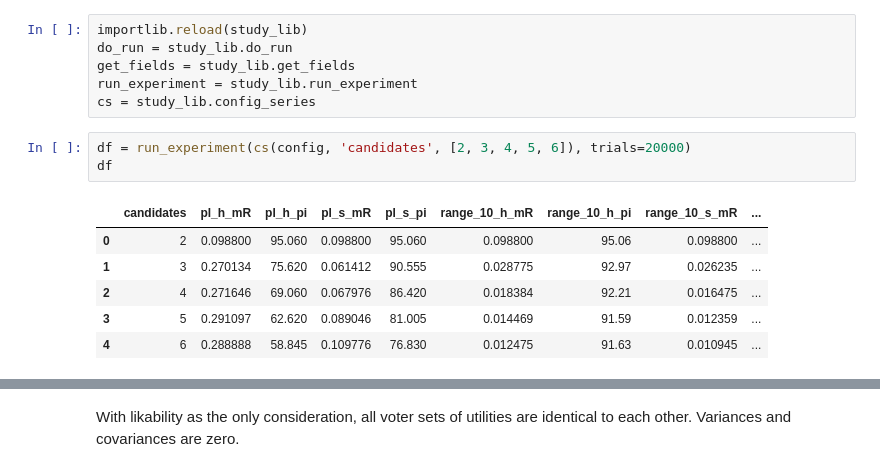
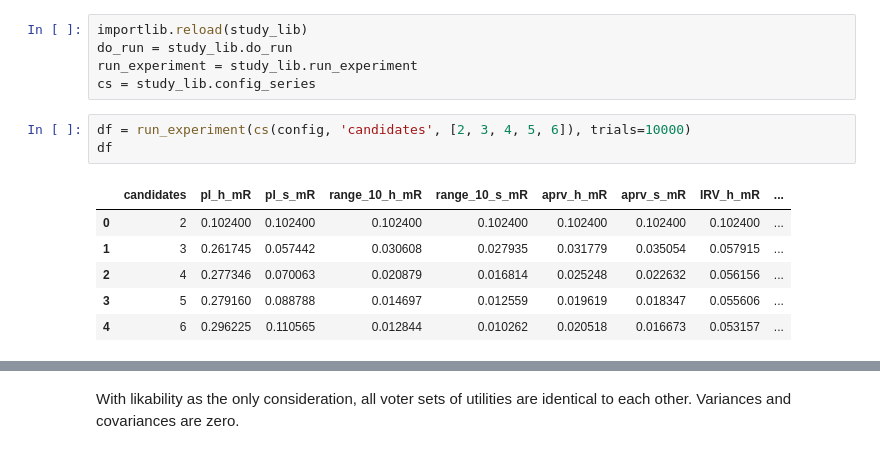
Before and after one commit to tcawlfield/vote-sim, a Jupyter notebook: results/consideration_effects.ipynb, the cells around one changed output, grey strips where cells are left out. Cells and saved outputs as stored; diff of their text form.

```diff
--- a/results/consideration_effects.ipynb
+++ b/results/consideration_effects.ipynb
@@ -60,19 +63,18 @@ config = yaml.safe_load(base_config_yaml)
 # %%
 importlib.reload(study_lib)
 do_run = study_lib.do_run
-get_fields = study_lib.get_fields
 run_experiment = study_lib.run_experiment
 cs = study_lib.config_series
 # %%
-df = run_experiment(cs(config, 'candidates', [2, 3, 4, 5, 6]), trials=20000)
+df = run_experiment(cs(config, 'candidates', [2, 3, 4, 5, 6]), trials=10000)
 df
 # %% [output]
-|  | candidates | pl_h_mR | pl_h_pi | pl_s_mR | pl_s_pi | range_10_h_mR | range_10_h_pi | range_10_s_mR | ... |
-| 0 | 2 | 0.098800 | 95.060 | 0.098800 | 95.060 | 0.098800 | 95.06 | 0.098800 | ... |
-| 1 | 3 | 0.270134 | 75.620 | 0.061412 | 90.555 | 0.028775 | 92.97 | 0.026235 | ... |
-| 2 | 4 | 0.271646 | 69.060 | 0.067976 | 86.420 | 0.018384 | 92.21 | 0.016475 | ... |
-| 3 | 5 | 0.291097 | 62.620 | 0.089046 | 81.005 | 0.014469 | 91.59 | 0.012359 | ... |
-| 4 | 6 | 0.288888 | 58.845 | 0.109776 | 76.830 | 0.012475 | 91.63 | 0.010945 | ... |
+|  | candidates | pl_h_mR | pl_s_mR | range_10_h_mR | range_10_s_mR | aprv_h_mR | aprv_s_mR | IRV_h_mR | ... |
+| 0 | 2 | 0.102400 | 0.102400 | 0.102400 | 0.102400 | 0.102400 | 0.102400 | 0.102400 | ... |
+| 1 | 3 | 0.261745 | 0.057442 | 0.030608 | 0.027935 | 0.031779 | 0.035054 | 0.057915 | ... |
+| 2 | 4 | 0.277346 | 0.070063 | 0.020879 | 0.016814 | 0.025248 | 0.022632 | 0.056156 | ... |
+| 3 | 5 | 0.279160 | 0.088788 | 0.014697 | 0.012559 | 0.019619 | 0.018347 | 0.055606 | ... |
+| 4 | 6 | 0.296225 | 0.110565 | 0.012844 | 0.010262 | 0.020518 | 0.016673 | 0.053157 | ... |
 # %%
 config_like_only = copy.deepcopy(config)
 config_like_only['candidates'] = 4
```
Also changed, not shown: parts of 18 cells of this notebook, 2 other files.
